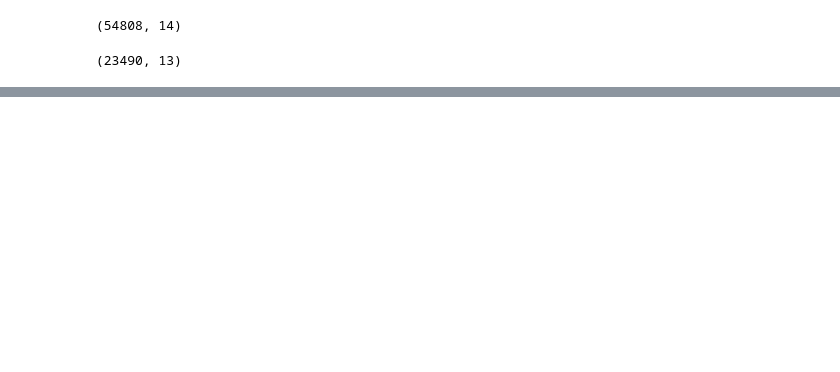
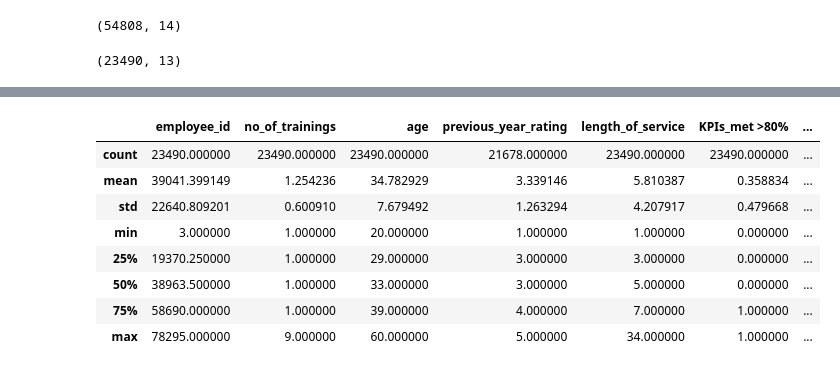
Before and after one commit to AniketBahukhandi/machine-learning-slog-solutions, a Jupyter notebook: assignment/assignment.ipynb, the cells around one changed output, grey strips where cells are left out. Saved outputs shown, nothing was run; the diff lists cells and outputs as text; code cells hidden in the pictures; blank space fills up the shorter version.

```diff
--- a/assignment/assignment.ipynb
+++ b/assignment/assignment.ipynb
@@ -72,0 +90,12 @@ dtype: int64
+# %%
+test.describe()
+# %% [output]
+|  | employee_id | no_of_trainings | age | previous_year_rating | length_of_service | KPIs_met >80% | ... |
+| count | 23490.000000 | 23490.000000 | 23490.000000 | 21678.000000 | 23490.000000 | 23490.000000 | ... |
+| mean | 39041.399149 | 1.254236 | 34.782929 | 3.339146 | 5.810387 | 0.358834 | ... |
+| std | 22640.809201 | 0.600910 | 7.679492 | 1.263294 | 4.207917 | 0.479668 | ... |
+| min | 3.000000 | 1.000000 | 20.000000 | 1.000000 | 1.000000 | 0.000000 | ... |
+| 25% | 19370.250000 | 1.000000 | 29.000000 | 3.000000 | 3.000000 | 0.000000 | ... |
+| 50% | 38963.500000 | 1.000000 | 33.000000 | 3.000000 | 5.000000 | 0.000000 | ... |
+| 75% | 58690.000000 | 1.000000 | 39.000000 | 4.000000 | 7.000000 | 1.000000 | ... |
+| max | 78295.000000 | 9.000000 | 60.000000 | 5.000000 | 34.000000 | 1.000000 | ... |
```
Also changed, not shown: parts of 15 cells of this notebook.
